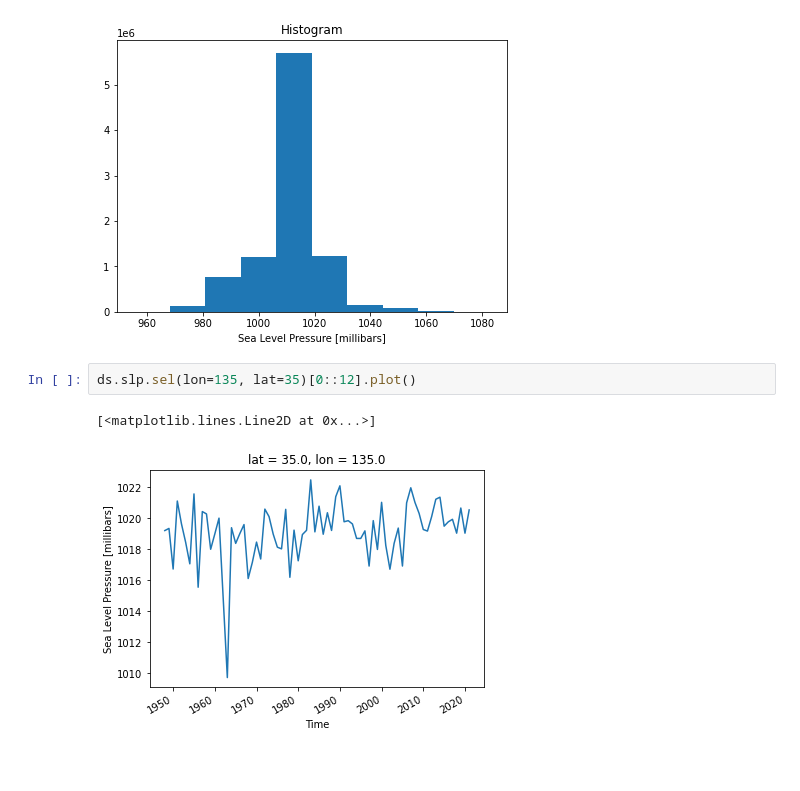
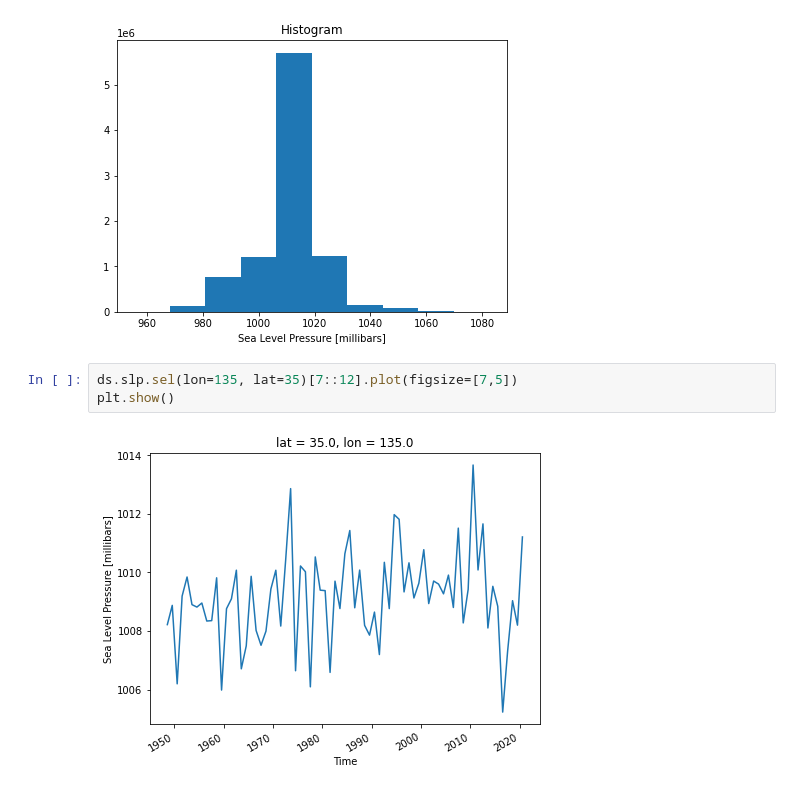
Before and after one commit to tenomoto/pymetds, a Jupyter notebook: Reanalysis.ipynb, the cells around one changed output. Saved outputs shown, nothing was run; the diff lists cells and outputs as text; blank space fills up the shorter version.

```diff
--- a/Reanalysis.ipynb
+++ b/Reanalysis.ipynb
@@ -61,8 +63,8 @@ plt.show()
 # %% [output]
 [figure]
 # %%
-ds.slp.sel(lon=135, lat=35)[0::12].plot()
+ds.slp.sel(lon=135, lat=35)[7::12].plot(figsize=[7,5])
+plt.show()
 # %% [output]
-[<matplotlib.lines.Line2D at 0x...>]
-[figure, old version]
+[figure, new version]
 # %%
```
Also changed, not shown: parts of 8 cells of this notebook.
